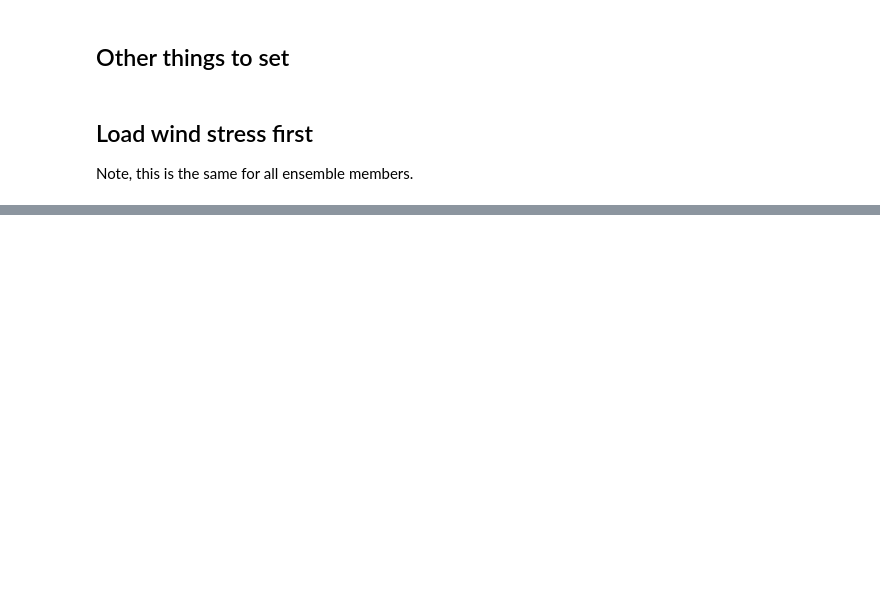
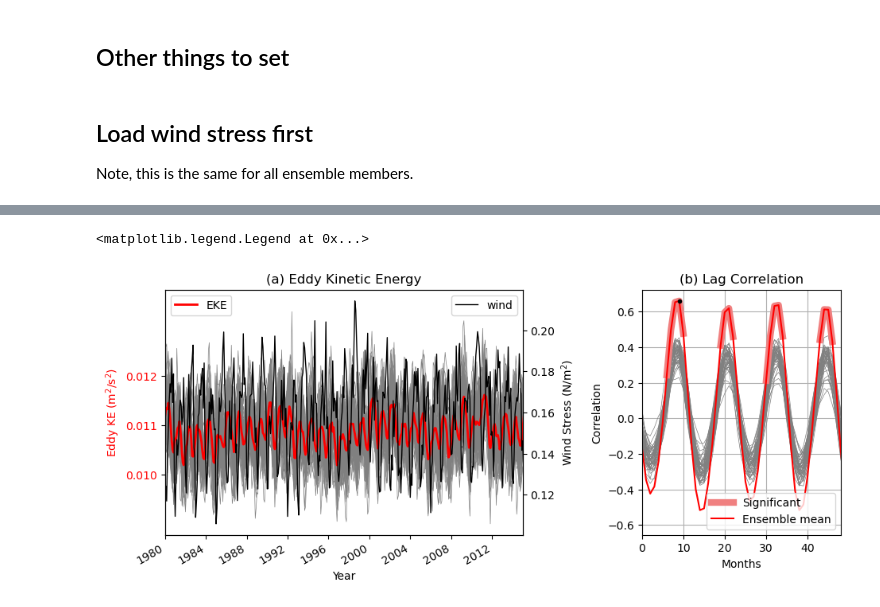
Before and after one commit to AndyHoggANU/OCCIPUT-analysis, a Jupyter notebook: notebooks/Figure2.ipynb, the cells around one changed output, grey strips where cells are left out. Saved outputs shown, nothing was run; the diff lists cells and outputs as text; code cells hidden in the pictures; blank space fills up the shorter version.

```diff
--- a/notebooks/Figure2.ipynb
+++ b/notebooks/Figure2.ipynb
@@ -63,10 +80,6 @@ lat2 = -40
 Note, this is the same for all ensemble members.
 # %%
 taufilename = HardDisk+'processed_tau/'+'tau_????.nc'
-tau = xr.open_mfdataset(taufilename).tau
-
-tau = tau.sel(lat=slice(lat1,lat2)).mean('lon').mean('lat')
-tau = tau.rolling(time=12,center=True).mean().load()
-taup = tau[6:-6] - tau.mean() #Remove first and last 6 months, due to running mean
+tau = xr.open_mfdataset(taufilename).tau.sel(lat=slice(lat1,lat2)).mean('lon').mean('lat').load()
 # %% [markdown]
 ## Process EKE
@@ -80,14 +93,8 @@ for ii in range(1,nfiles+1):
     Member = 'e'+i00
     ekefilename = HardDisk+EnsembleDir+'/eke_'+i00+'_????.nc'
 
-    eke = xr.open_mfdataset(ekefilename).EKE
-    eke = eke.sel(lat=slice(lat1,lat2)).mean('lon').mean('lat')
-    eke = eke.rolling(time=12,center=True).mean().load()
-
-    ekep = eke[6:-6] - eke.mean()
-    coef, signif = pearsoncor(taup,ekep)
-
-    result = {'ii': ii,'eke': eke,'coef':coef,'signif':signif}
+    eke = xr.open_mfdataset(ekefilename).EKE.sel(lat=slice(lat1,lat2)).mean('lon').mean('lat').load()
+    result = {'ii': ii,'eke': eke}
     eke_results.append(result)
 
     if ii==1:
@@ -128,65 +129,58 @@ Correlations: 7 months, 0.48, 0.00
 # %%
 plt.figure(figsize=(10, 4))
+
+## Axes to plot EKE timeseries
 ax_eke = plt.axes([0.1,0.13,0.45,0.77])
+## Axes to plot lagged correlation
+ax_corr = plt.axes([0.7,0.13,0.25,0.77])
+
 for result in eke_results:
-    ii = result['ii']
     eke = result['eke']
     eke.plot(ax=ax_eke,color=[0.5, 0.5, 0.5],linewidth=0.5)
 
+    coef, signif, Neff, Neff2 = pearsoncor(tau,eke)
+    ax_corr.plot(coef,color=[0.5, 0.5, 0.5],linewidth=0.5)
+
+# In this case I am filtering eke_sum -- rather than averaging and then filtering
 eke_sum.plot(ax=ax_eke,color=col,linewidth=2,label='EKE')
 ax_eke.set_xlabel('Year')
 ax_eke.set_ylabel('Eddy KE (m$^2$/s$^2$)',color=col)
-#ax_eke.set_ylim(ymax=0.013)
 ax_eke.set_yticks([0.01, .011, .012])
 ax_eke.tick_params('y',labelcolor=col)
 ax_eke.set_xlim([start,end])
 ax_eke.set_title('(a) Eddy Kinetic Energy')
+ax_eke.legend(loc=2)
 
-plt.legend()
 
 ## Axes to plot the wind
 ax_tau=ax_eke.twinx()
 
 tau.plot(ax=ax_tau,color='k',linewidth=1,label='wind')
-ax_tau.set_ylim([0.135,0.185])
+#ax_tau.set_ylim([0.135,0.185])
 ax_tau.set_ylabel('Wind Stress (N/m$^2$)')
 ax_tau.set_xlim([start,end])
 
-plt.legend()
-## Axes to plot lagged correlation
-ax_corr = plt.axes([0.7,0.13,0.25,0.77])
+ax_tau.legend(loc=1)
 
-for result in eke_results:
-    ii = result['ii']
-    coef = result['coef']
-    ax_corr.plot(coef,color=[0.5, 0.5, 0.5],linewidth=0.5)
-
-ax_corr.plot(coef_sum,linewidth=2,label='Ensemble mean')
-
-ax_corr.plot(lag,coef_sum[lag],'.')
+coef, signif, Neff, Neff2 = pearsoncor(tau,eke_sum)
+lag = coef.argmax()
+print('Correlations: %d months, %0.2f, %0.2f'%(lag, coef[lag], signif[lag]))
+print('Effective sample size: %d or %d'%(Neff[lag], Neff2))
+T = coef[lag]*Neff[lag]**(0.5)*(1-coef[lag]**2)**(-0.5)
+print('T-statistic at max correlation: %0.2f '% T)
+Tstat = coef*Neff**(0.5)*(1-coef**2)**(-0.5)
+coef_sig = np.where(Tstat>1.96,coef,np.NaN)
+ax_corr.plot(coef_sig,linewidth=6,color='lightcoral',label='Significant')
+ax_corr.plot(coef,linewidth=1.5,color='r',label='Ensemble mean')
+ax_corr.plot(lag,coef[lag],'k.')
 
 ax_corr.set_xlim([0,48])
-ax_corr.set_ylim([-0.3,0.6])
-ax_corr.set_xticks([0, 12, 24, 36])
+#ax_corr.set_ylim([-0.3,0.6])
+#ax_corr.set_xticks([0, 12, 24, 36])
 ax_corr.set_title('(b) Lag Correlation')
 ax_corr.set_xlabel('Months')
 ax_corr.set_ylabel('Correlation')
 ax_corr.grid()
 
-# extra line!!
-result = eke_results[3]
-#eke = result['eke']
-#eke.plot(ax=ax_eke,color='m',linewidth=0.5)
-coef = result['coef']
-ax_corr.plot(coef,color='m',linewidth=1,label='Member 4')
-
-# extra line!!
-result = eke_results[4]
-#eke = result['eke']
-#eke.plot(ax=ax_eke,color='orange',linewidth=1)
-coef = result['coef']
-ax_corr.plot(coef,color='orange',linewidth=1,label='Member 5')
-
-plt.legend()
-
-plt.savefig('../paper/figures/Figure2.png',dpi=200)
+ax_corr.legend()
+# %% [output]
@@ -192,0 +190,2 @@ plt.savefig('../paper/figures/Figure2.png',dpi=200)
+<matplotlib.legend.Legend at 0x...>
+[figure, added]
```
Also changed, not shown: parts of 19 cells of this notebook, 2 other files.
